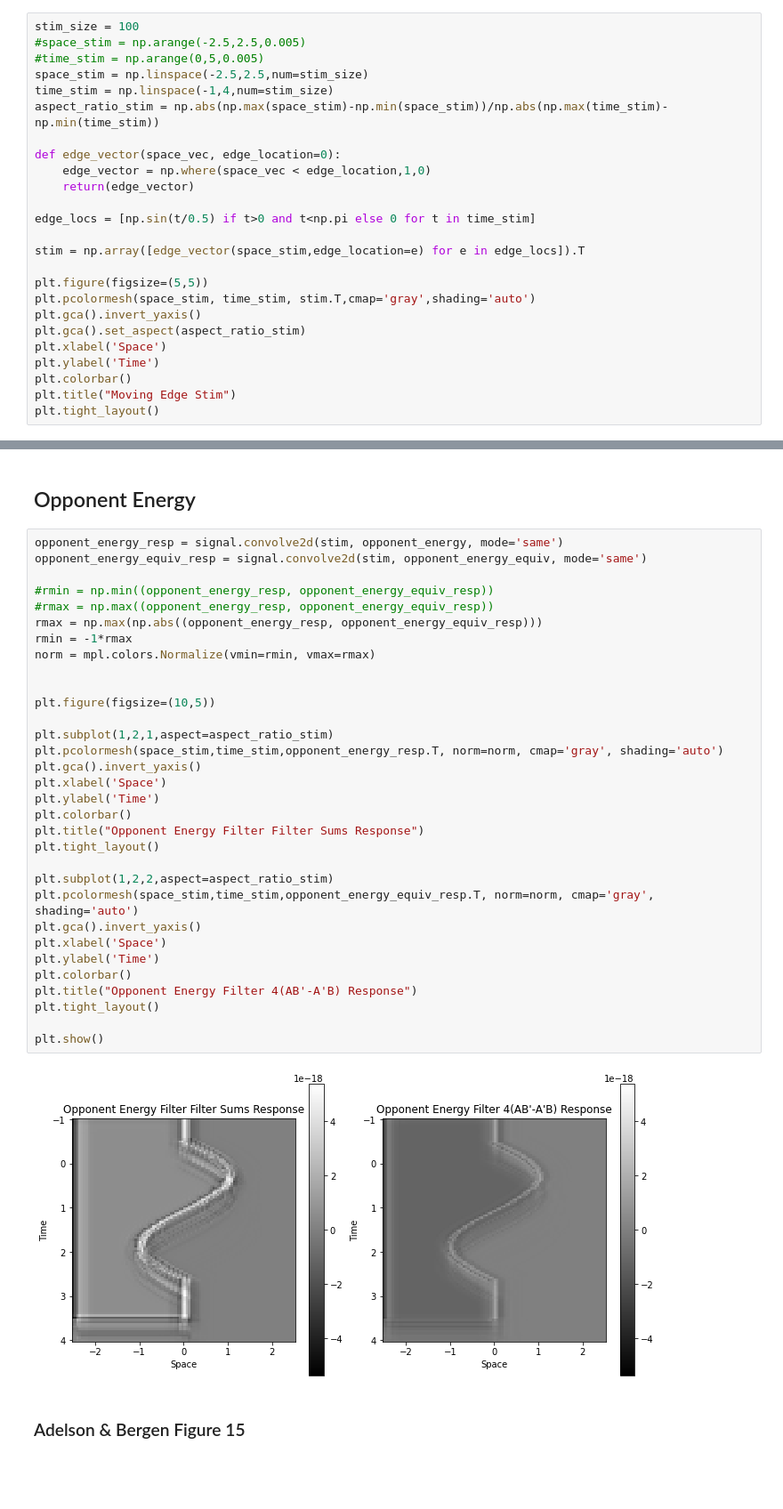
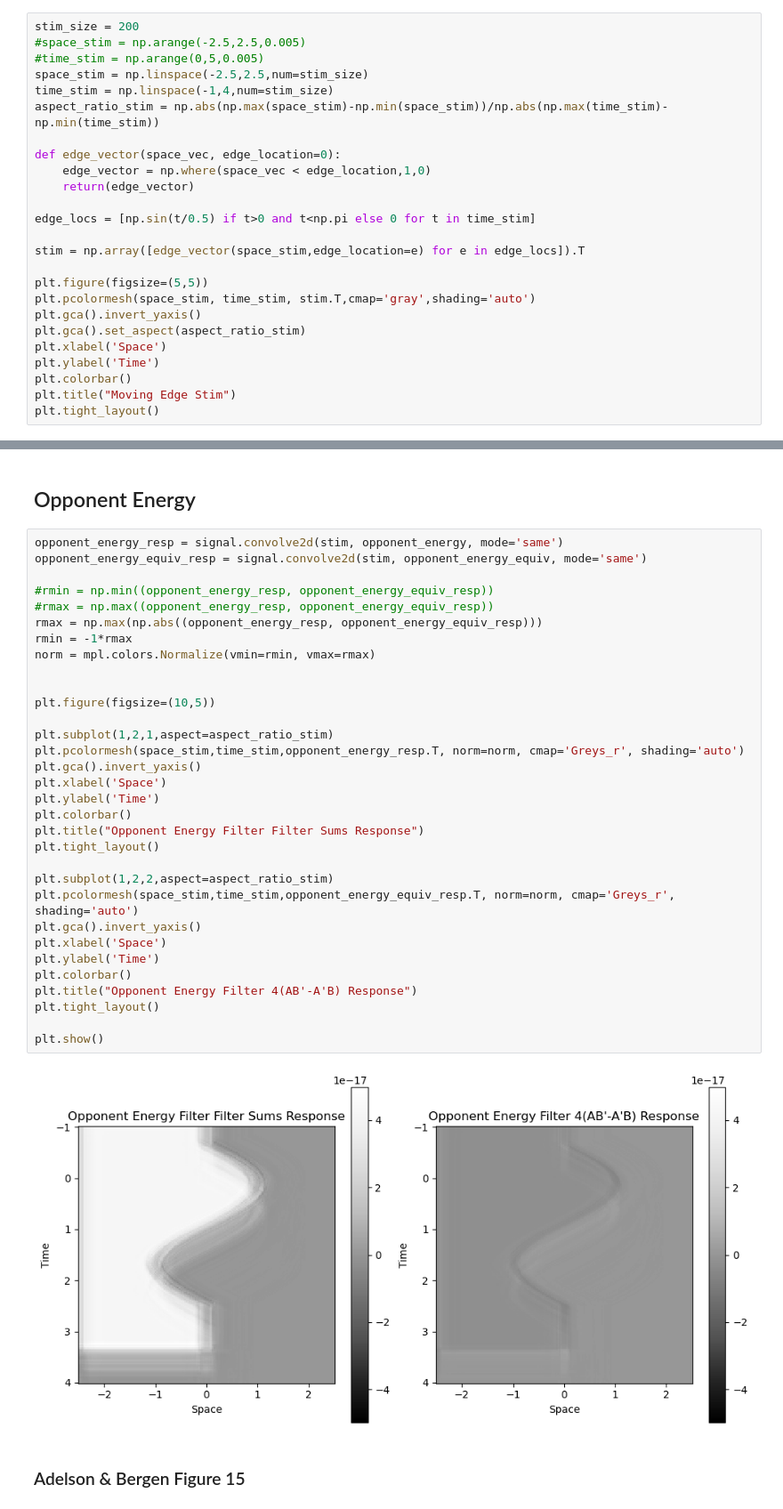
Before and after one commit to vdutell/linearfiltering, a Jupyter notebook: adelsonbergen1984.ipynb, the cells around one changed output, grey strips where cells are left out. Shown at 89% size. Saved outputs shown, nothing was run; the diff lists cells and outputs as text; blank space fills up the shorter version.

```diff
--- a/adelsonbergen1984.ipynb
+++ b/adelsonbergen1984.ipynb
@@ -334,7 +402,7 @@ plt.show()
 ## Applying a Stimulus
 As in the paper (figure 15) apply a moving target stim to these filters to see what the output is
 # %%
-stim_size = 100
+stim_size = 200
 #space_stim = np.arange(-2.5,2.5,0.005)
 #time_stim = np.arange(0,5,0.005)
 space_stim = np.linspace(-2.5,2.5,num=stim_size)
@@ -508,36 +576,36 @@ plt.show()
 opponent_energy_resp = signal.convolve2d(stim, opponent_energy, mode='same')
 opponent_energy_equiv_resp = signal.convolve2d(stim, opponent_energy_equiv, mode='same')
 
 #rmin = np.min((opponent_energy_resp, opponent_energy_equiv_resp))
 #rmax = np.max((opponent_energy_resp, opponent_energy_equiv_resp))
 rmax = np.max(np.abs((opponent_energy_resp, opponent_energy_equiv_resp)))
 rmin = -1*rmax
 norm = mpl.colors.Normalize(vmin=rmin, vmax=rmax)
 
 
 plt.figure(figsize=(10,5))
 
 plt.subplot(1,2,1,aspect=aspect_ratio_stim)
-plt.pcolormesh(space_stim,time_stim,opponent_energy_resp.T, norm=norm, cmap='gray', shading='auto')
+plt.pcolormesh(space_stim,time_stim,opponent_energy_resp.T, norm=norm, cmap='Greys_r', shading='auto')
 plt.gca().invert_yaxis()
 plt.xlabel('Space')
 plt.ylabel('Time')
 plt.colorbar()
 plt.title("Opponent Energy Filter Filter Sums Response")
 plt.tight_layout()
 
 plt.subplot(1,2,2,aspect=aspect_ratio_stim)
-plt.pcolormesh(space_stim,time_stim,opponent_energy_equiv_resp.T, norm=norm, cmap='gray', shading='auto')
+plt.pcolormesh(space_stim,time_stim,opponent_energy_equiv_resp.T, norm=norm, cmap='Greys_r', shading='auto')
 plt.gca().invert_yaxis()
 plt.xlabel('Space')
 plt.ylabel('Time')
 plt.colorbar()
 plt.title("Opponent Energy Filter 4(AB'-A'B) Response")
 plt.tight_layout()
 
 plt.show()
 # %% [output]
-[figure, old version]
+[figure, new version]
 # %% [markdown]
 ### Adelson & Bergen Figure 15
 # %%
```
Also changed, not shown: parts of 24 cells of this notebook, 1 other file.
